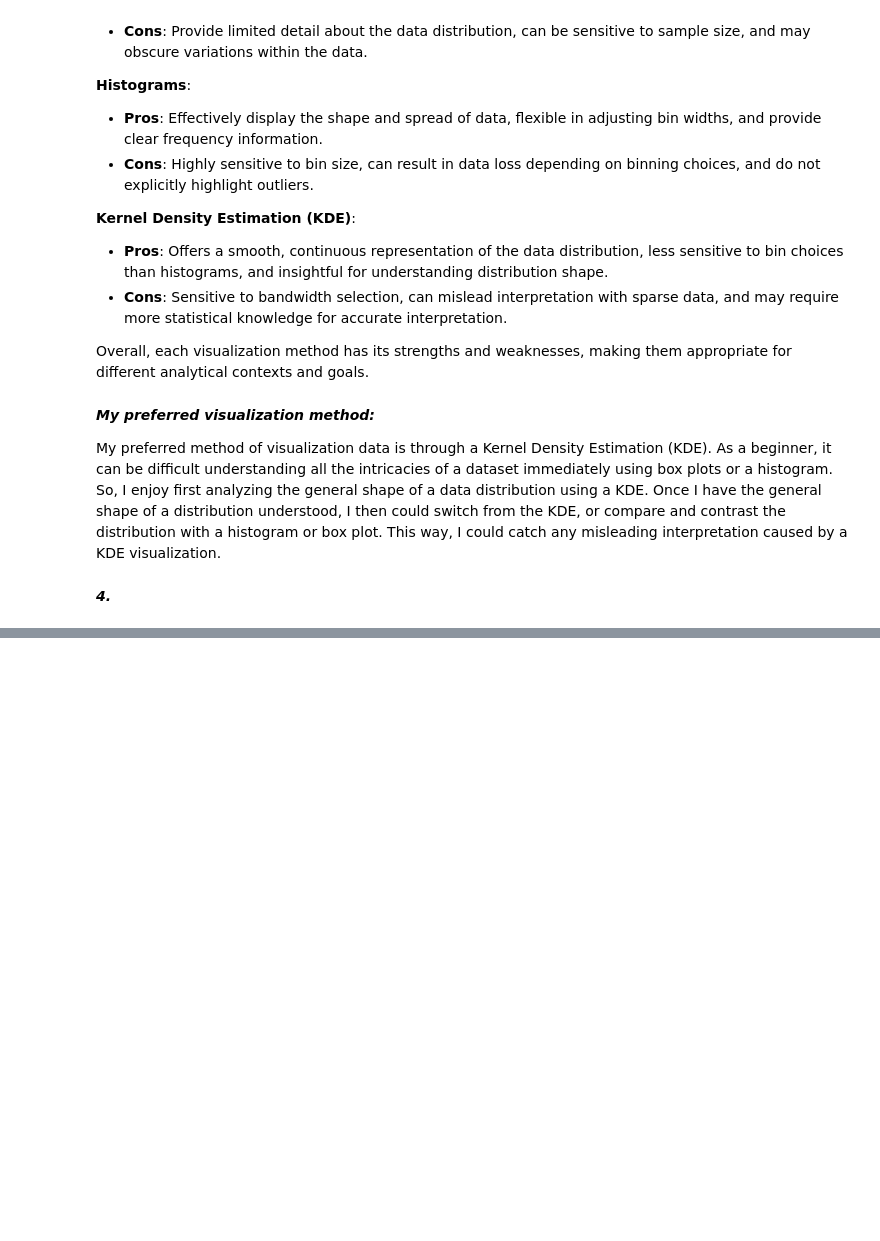
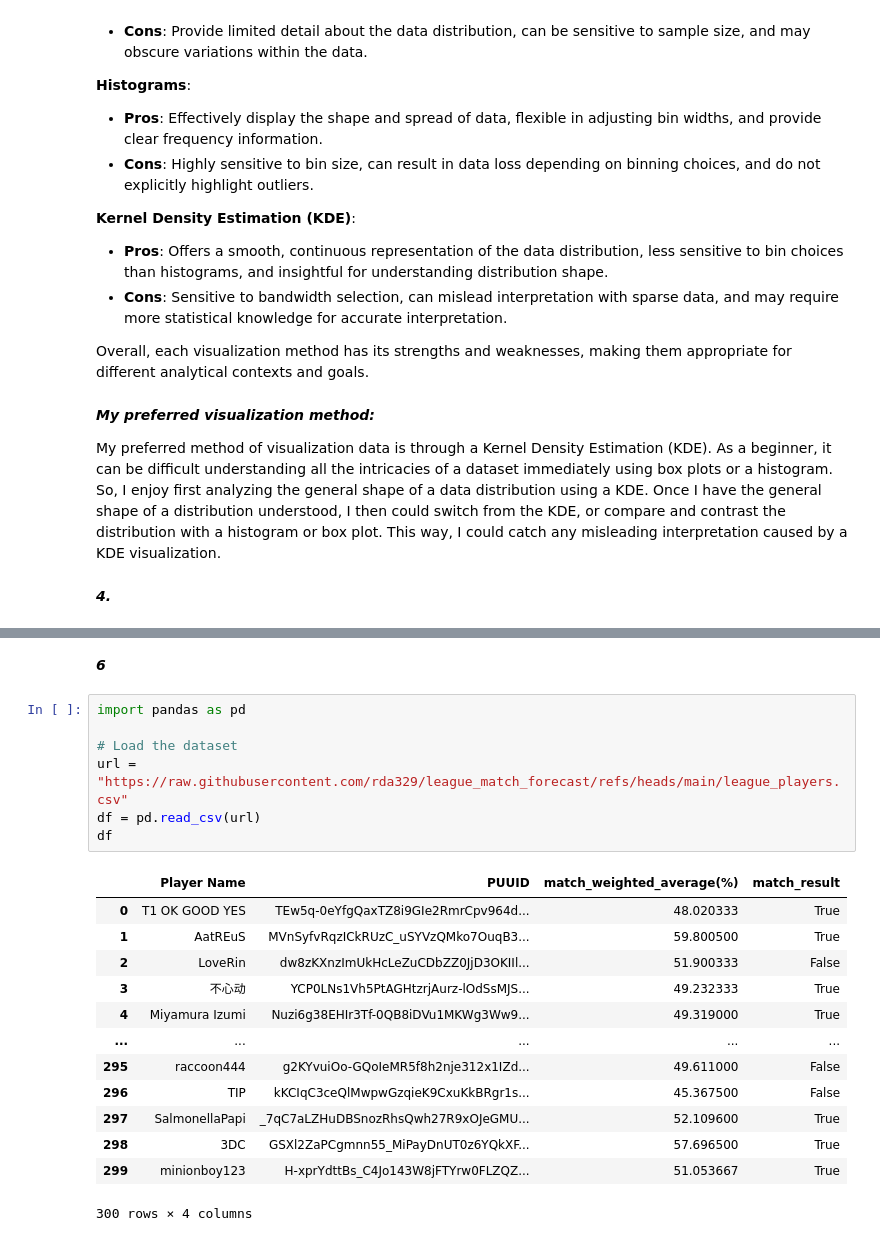
Before and after one commit to Aoutor/STA130, a Jupyter notebook: STA130_HW3.ipynb, the cells around one changed output, grey strips where cells are left out. Cells and saved outputs as stored; diff of their text form; blank space fills up the shorter version.

```diff
--- a/STA130_HW3.ipynb
+++ b/STA130_HW3.ipynb
@@ -158,0 +217,23 @@ DSSSSSSSS
+# %% [markdown]
+***6***
+# %%
+import pandas as pd
+
+# Load the dataset
+url = "https://raw.githubusercontent.com/rda329/league_match_forecast/refs/heads/main/league_players.csv"
+df = pd.read_csv(url)
+df
+# %% [output]
+|  | Player Name | PUUID | match_weighted_average(%) | match_result |
+| 0 | T1 OK GOOD YES | TEw5q-0eYfgQaxTZ8i9GIe2RmrCpv964d... | 48.020333 | True |
+| 1 | AatREuS | MVnSyfvRqzICkRUzC_uSYVzQMko7OuqB3... | 59.800500 | True |
+| 2 | LoveRin | dw8zKXnzImUkHcLeZuCDbZZ0JjD3OKIIl... | 51.900333 | False |
+| 3 | 不心动 | YCP0LNs1Vh5PtAGHtzrjAurz-lOdSsMJS... | 49.232333 | True |
+| 4 | Miyamura Izumi | Nuzi6g38EHIr3Tf-0QB8iDVu1MKWg3Ww9... | 49.319000 | True |
+| ... | ... | ... | ... | ... |
+| 295 | raccoon444 | g2KYvuiOo-GQoIeMR5f8h2nje312x1IZd... | 49.611000 | False |
+| 296 | TIP | kKCIqC3ceQlMwpwGzqieK9CxuKkBRgr1s... | 45.367500 | False |
+| 297 | SalmonellaPapi | _7qC7aLZHuDBSnozRhsQwh27R9xOJeGMU... | 52.109600 | True |
+| 298 | 3DC | GSXl2ZaPCgmnn55_MiPayDnUT0z6YQkXF... | 57.696500 | True |
+| 299 | minionboy123 | H-xprYdttBs_C4Jo143W8jFTYrw0FLZQZ... | 51.053667 | True |
+300 rows × 4 columns
```
Also changed, not shown: parts of 9 cells of this notebook.
